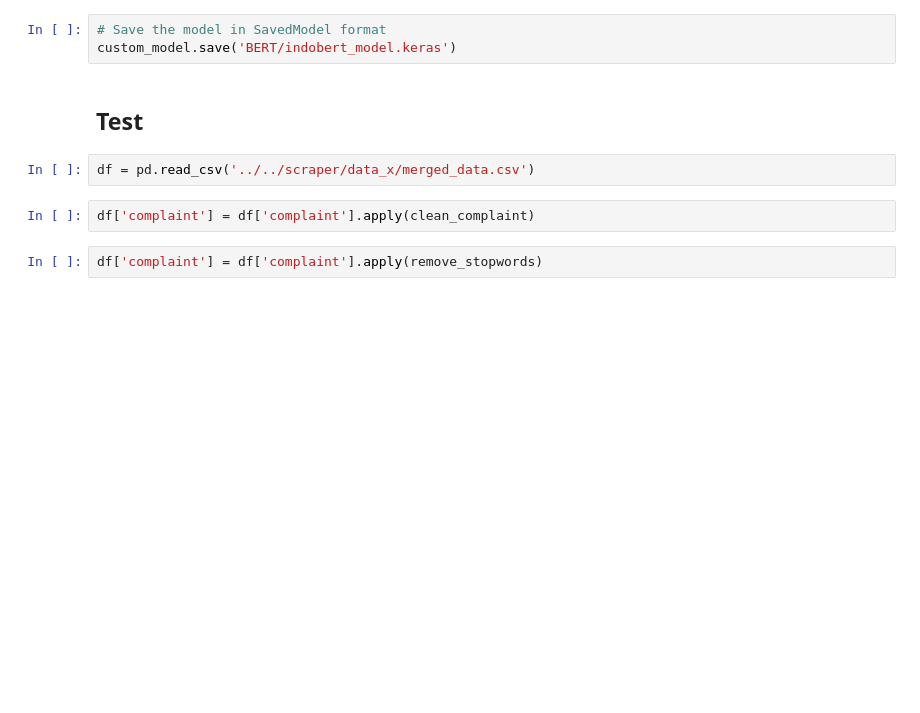
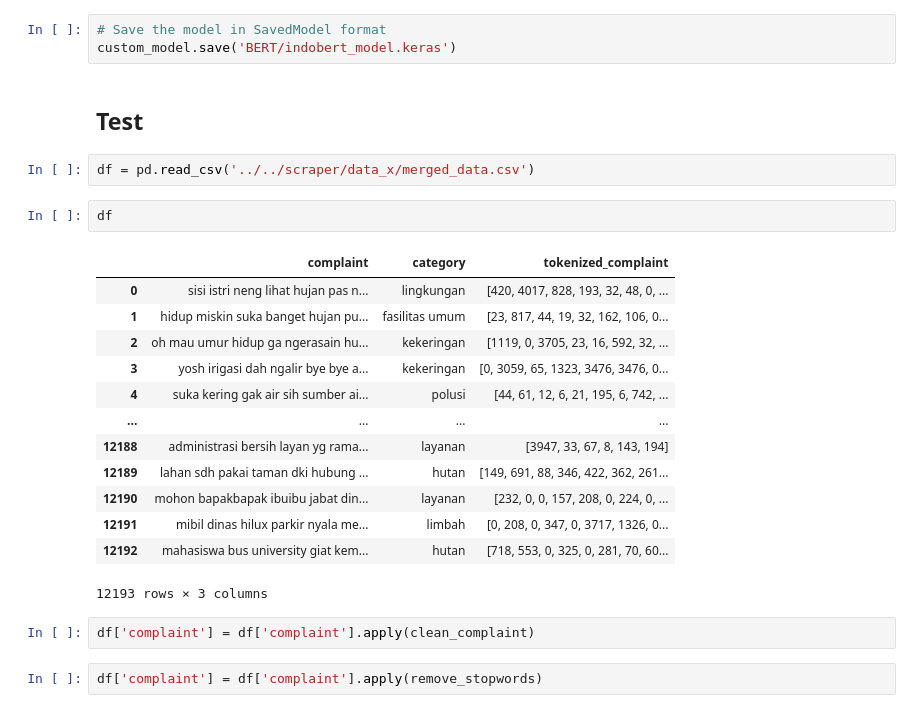
Before and after one commit to Gedor-Team/Gedor, a Jupyter notebook: ml/model/complaint_detection/complaint_detection.ipynb, the cells around one changed output. Cells and saved outputs as stored; diff of their text form; blank space fills up the shorter version.

```diff
--- a/ml/model/complaint_detection/complaint_detection.ipynb
+++ b/ml/model/complaint_detection/complaint_detection.ipynb
@@ -1838,6 +1838,22 @@ custom_model.save('BERT/indobert_model.keras')
 ## Test
 # %%
 df = pd.read_csv('../../scraper/data_x/merged_data.csv')
+# %%
+df
+# %% [output]
+|  | complaint | category | tokenized_complaint |
+| 0 | sisi istri neng lihat hujan pas n... | lingkungan | [420, 4017, 828, 193, 32, 48, 0, ... |
+| 1 | hidup miskin suka banget hujan pu... | fasilitas umum | [23, 817, 44, 19, 32, 162, 106, 0... |
+| 2 | oh mau umur hidup ga ngerasain hu... | kekeringan | [1119, 0, 3705, 23, 16, 592, 32, ... |
+| 3 | yosh irigasi dah ngalir bye bye a... | kekeringan | [0, 3059, 65, 1323, 3476, 3476, 0... |
+| 4 | suka kering gak air sih sumber ai... | polusi | [44, 61, 12, 6, 21, 195, 6, 742, ... |
+| ... | ... | ... | ... |
+| 12188 | administrasi bersih layan yg rama... | layanan | [3947, 33, 67, 8, 143, 194] |
+| 12189 | lahan sdh pakai taman dki hubung ... | hutan | [149, 691, 88, 346, 422, 362, 261... |
+| 12190 | mohon bapakbapak ibuibu jabat din... | layanan | [232, 0, 0, 157, 208, 0, 224, 0, ... |
+| 12191 | mibil dinas hilux parkir nyala me... | limbah | [0, 208, 0, 347, 0, 3717, 1326, 0... |
+| 12192 | mahasiswa bus university giat kem... | hutan | [718, 553, 0, 325, 0, 281, 70, 60... |
+12193 rows × 3 columns
 # %%
 df['complaint'] = df['complaint'].apply(clean_complaint)
 # %%
```
Also changed, not shown: parts of 7 cells of this notebook, 1 other file.
